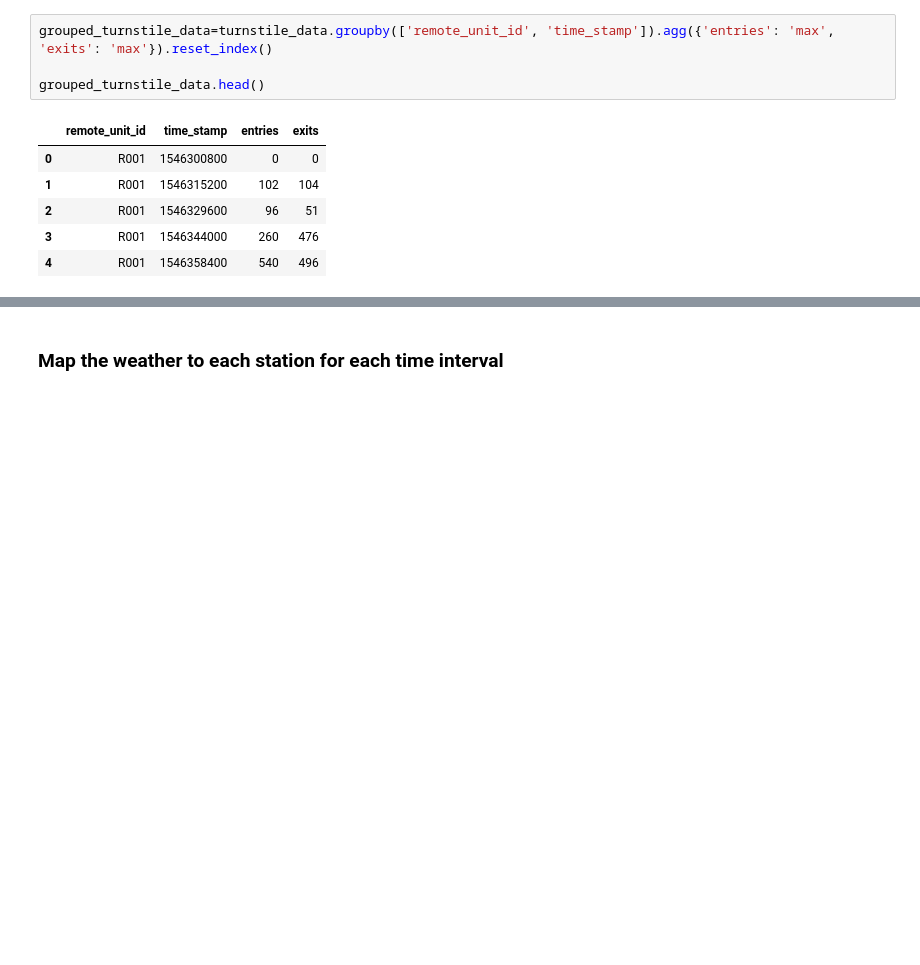
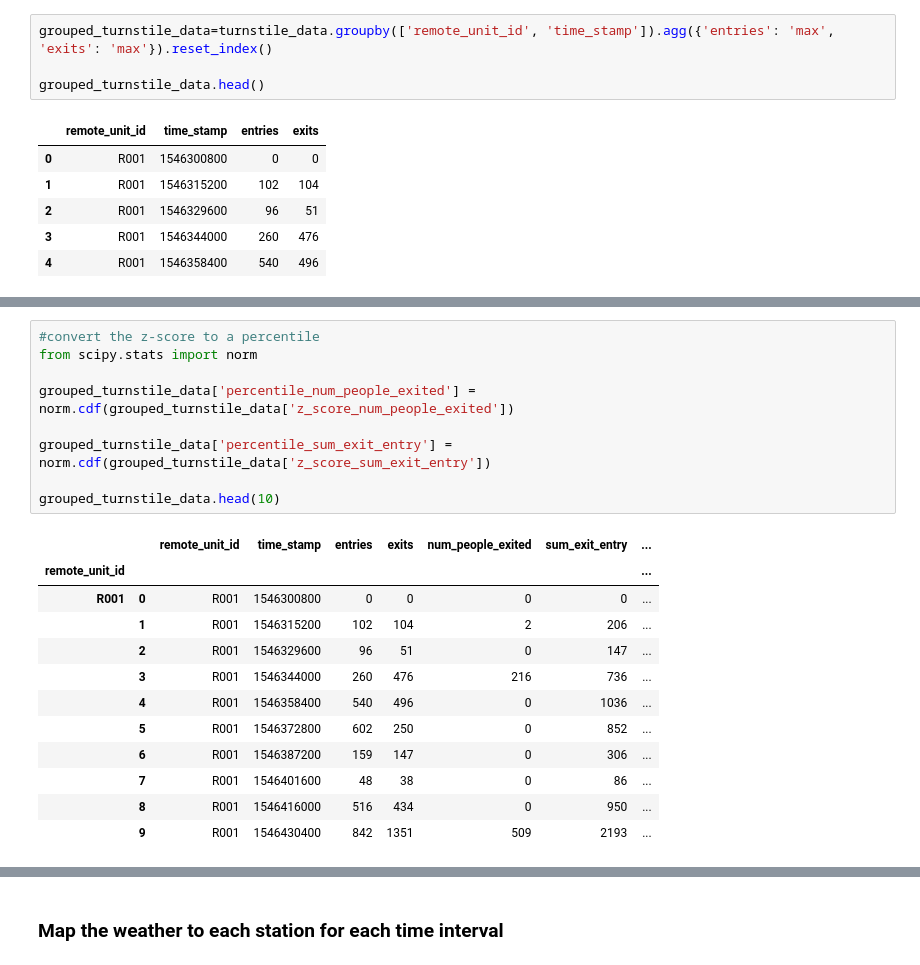
Before and after one commit to Fei117117/NYSeeNow, a Jupyter notebook: NYSeeNow-ML/SubwayData/ml_subway.ipynb, the cells around one changed output, grey strips where cells are left out. Cells and saved outputs as stored; diff of their text form; blank space fills up the shorter version.

```diff
--- a/NYSeeNow-ML/SubwayData/ml_subway.ipynb
+++ b/NYSeeNow-ML/SubwayData/ml_subway.ipynb
@@ -64,0 +99,22 @@ grouped_turnstile_data.head(20)
+# %%
+#convert the z-score to a percentile
+from scipy.stats import norm
+
+grouped_turnstile_data['percentile_num_people_exited'] = norm.cdf(grouped_turnstile_data['z_score_num_people_exited'])
+
+grouped_turnstile_data['percentile_sum_exit_entry'] = norm.cdf(grouped_turnstile_data['z_score_sum_exit_entry'])
+
+grouped_turnstile_data.head(10)
+# %% [output]
+|  |  | remote_unit_id | time_stamp | entries | exits | num_people_exited | sum_exit_entry | ... |
+| remote_unit_id |  |  |  |  |  |  |  | ... |
+| R001 | 0 | R001 | 1546300800 | 0 | 0 | 0 | 0 | ... |
+|  | 1 | R001 | 1546315200 | 102 | 104 | 2 | 206 | ... |
+|  | 2 | R001 | 1546329600 | 96 | 51 | 0 | 147 | ... |
+|  | 3 | R001 | 1546344000 | 260 | 476 | 216 | 736 | ... |
+|  | 4 | R001 | 1546358400 | 540 | 496 | 0 | 1036 | ... |
+|  | 5 | R001 | 1546372800 | 602 | 250 | 0 | 852 | ... |
+|  | 6 | R001 | 1546387200 | 159 | 147 | 0 | 306 | ... |
+|  | 7 | R001 | 1546401600 | 48 | 38 | 0 | 86 | ... |
+|  | 8 | R001 | 1546416000 | 516 | 434 | 0 | 950 | ... |
+|  | 9 | R001 | 1546430400 | 842 | 1351 | 509 | 2193 | ... |
```
Also changed, not shown: parts of 6 cells of this notebook.
